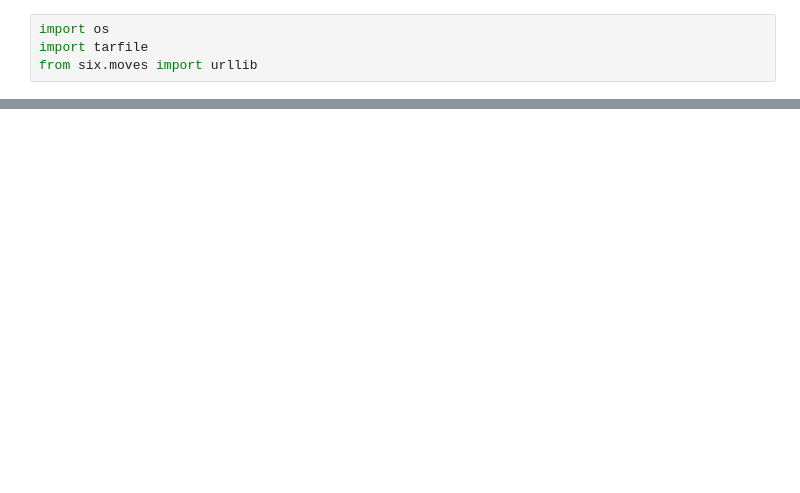
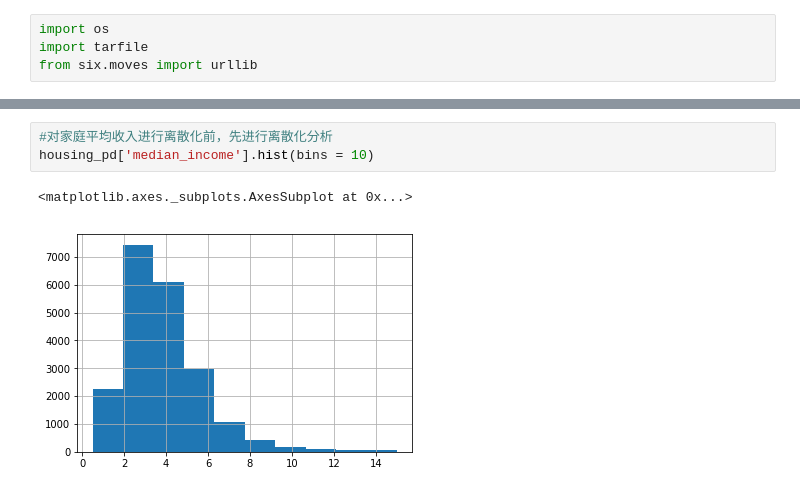
Before and after one commit to qiuweixuan/skilearn-study, a Jupyter notebook: house-price/house-price.ipynb, the cells around one changed output, grey strips where cells are left out. Cells and saved outputs as stored; diff of their text form; blank space fills up the shorter version.

```diff
--- a/house-price/house-price.ipynb
+++ b/house-price/house-price.ipynb
@@ -43,0 +141,6 @@ tar_extractall(from_path = STORE_PATH , to_path = LOCAL_STORE_DIR )
+# %%
+#对家庭平均收入进行离散化前，先进行离散化分析
+housing_pd['median_income'].hist(bins = 10)
+# %% [output]
+<matplotlib.axes._subplots.AxesSubplot at 0x...>
+[figure, added]
```
Also changed, not shown: parts of 40 cells of this notebook.
